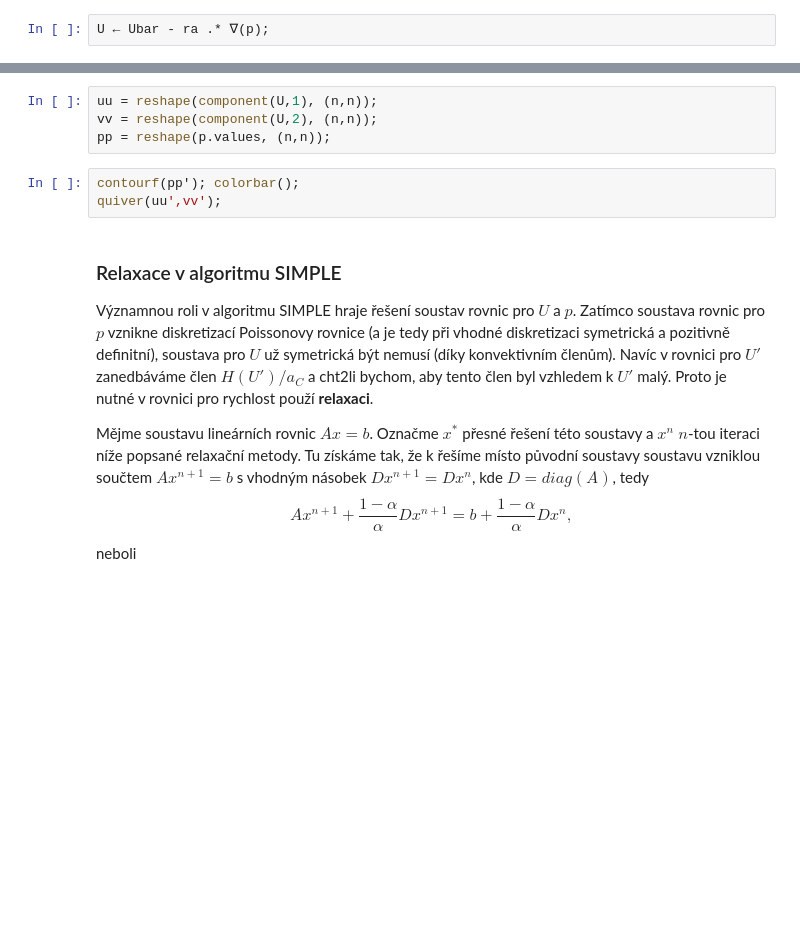
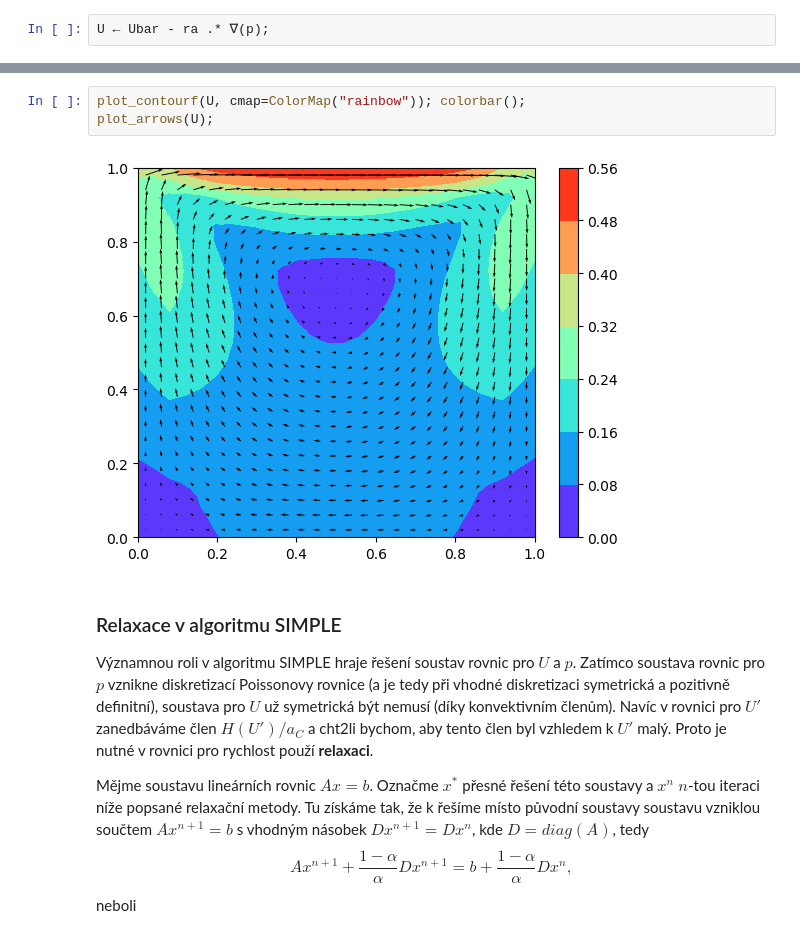
Before and after one commit to furstj/NSP, a Jupyter notebook: lessons/03_stokes.ipynb, the cells around one changed output, grey strips where cells are left out. Saved outputs shown, nothing was run; the diff lists cells and outputs as text; blank space fills up the shorter version.

```diff
--- a/lessons/03_stokes.ipynb
+++ b/lessons/03_stokes.ipynb
@@ -224,10 +232,8 @@ component(f::VectorField, c) = [ v[c] for v in f.values ]
-# %%
-uu = reshape(component(U,1), (n,n));
-vv = reshape(component(U,2), (n,n));
-pp = reshape(p.values, (n,n));
-# %%
-contourf(pp'); colorbar();
-quiver(uu',vv');
+# %%
+plot_contourf(U, cmap=ColorMap("rainbow")); colorbar();
+plot_arrows(U);
+# %% [output]
+[figure, added]
 # %% [markdown]
 ### Relaxace v algoritmu SIMPLE
 
```
Also changed, not shown: parts of 9 cells of this notebook, 5 other files.
